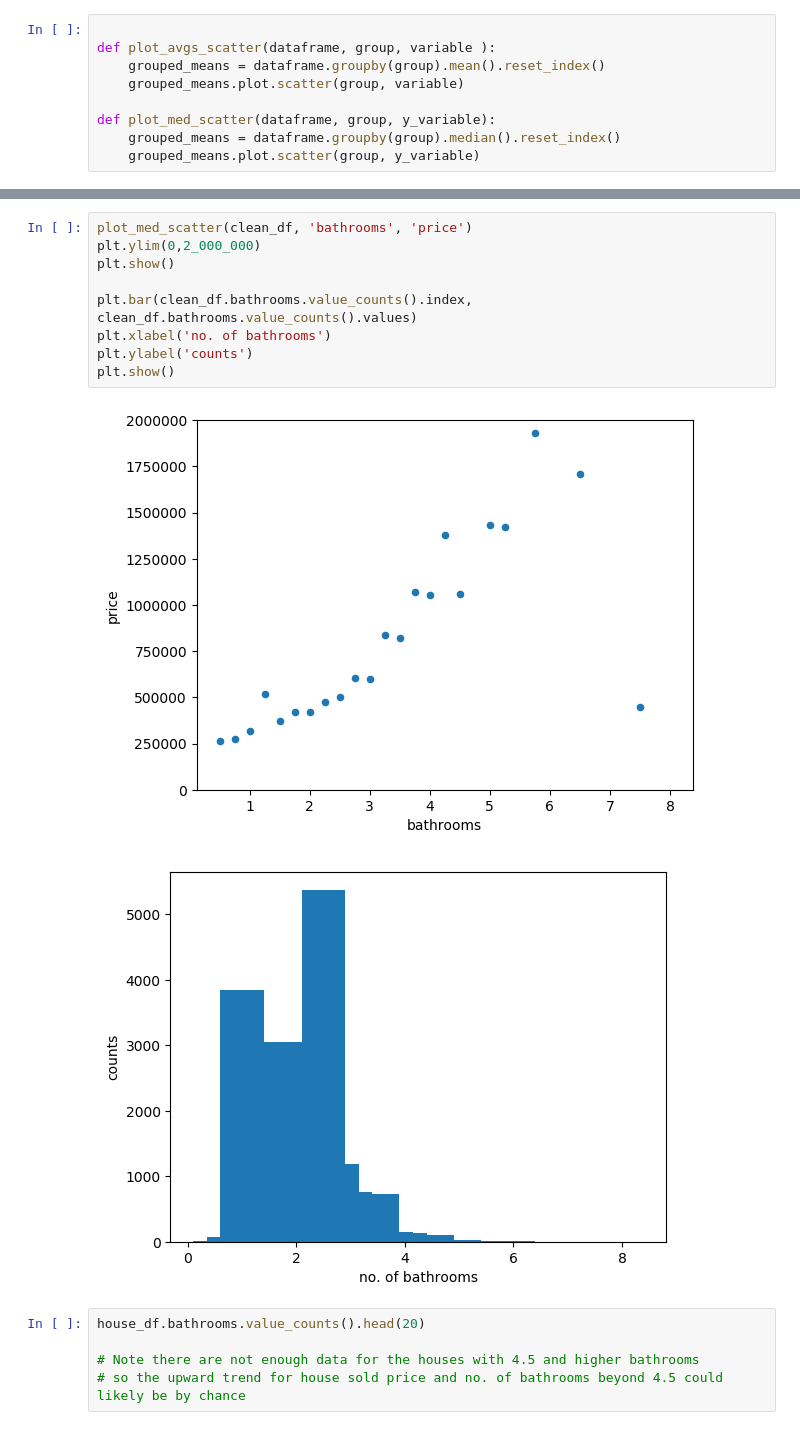
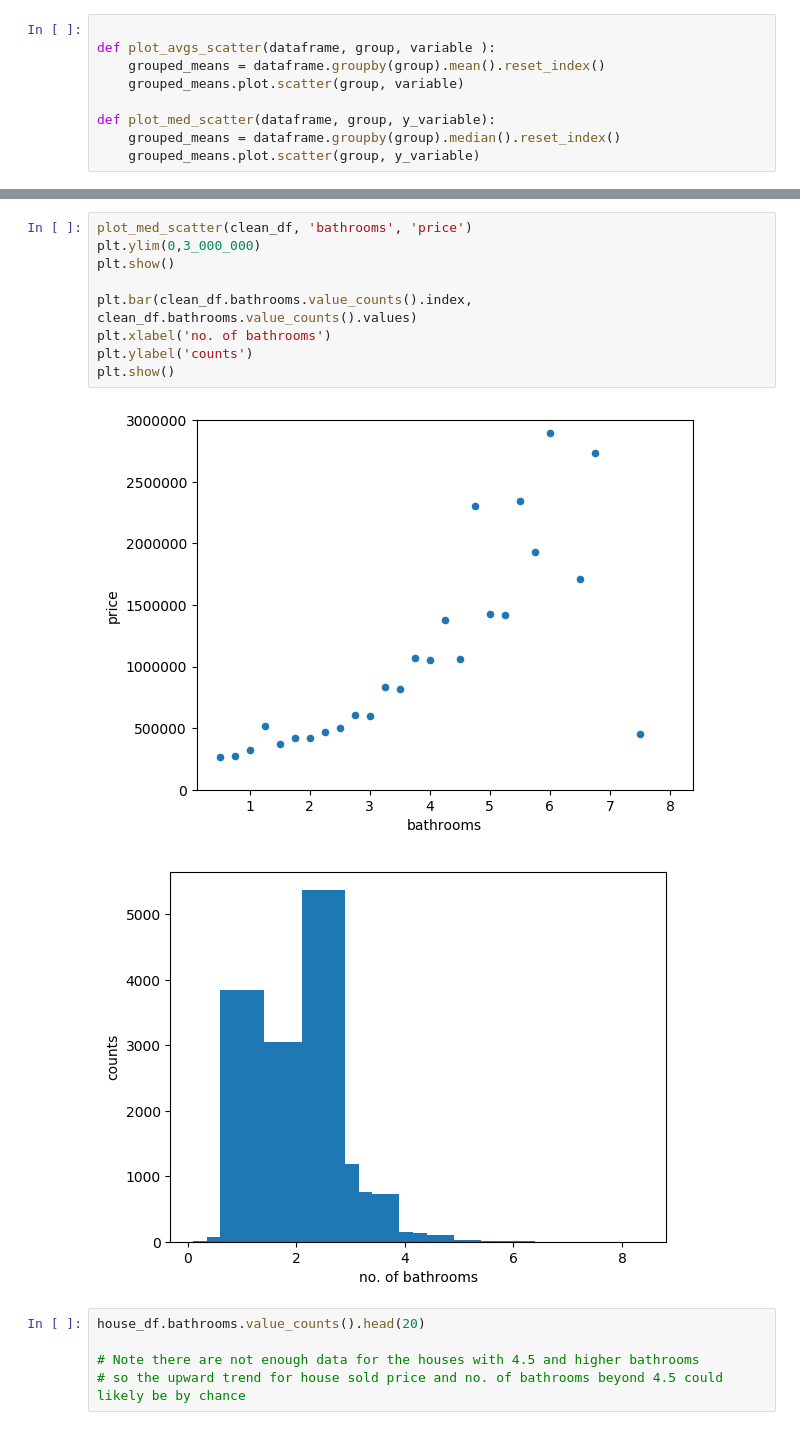
Before and after one commit to tinacliu/dsc-mod1_project, a Jupyter notebook: final project analysis.ipynb, the cells around one changed output, grey strips where cells are left out. Saved outputs shown, nothing was run; the diff lists cells and outputs as text.

```diff
--- a/final project analysis.ipynb
+++ b/final project analysis.ipynb
@@ -768,15 +768,15 @@ plt.show()
 [figure]
 # %%
 plot_med_scatter(clean_df, 'bathrooms', 'price')
-plt.ylim(0,2_000_000)
+plt.ylim(0,3_000_000)
 plt.show()
 
 plt.bar(clean_df.bathrooms.value_counts().index, clean_df.bathrooms.value_counts().values)
 plt.xlabel('no. of bathrooms')
 plt.ylabel('counts')
 plt.show()
 # %% [output]
-[figure, old version]
+[figure, new version]
 [figure]
 # %%
 house_df.bathrooms.value_counts().head(20)
```
Also changed, not shown: parts of 15 cells of this notebook.
